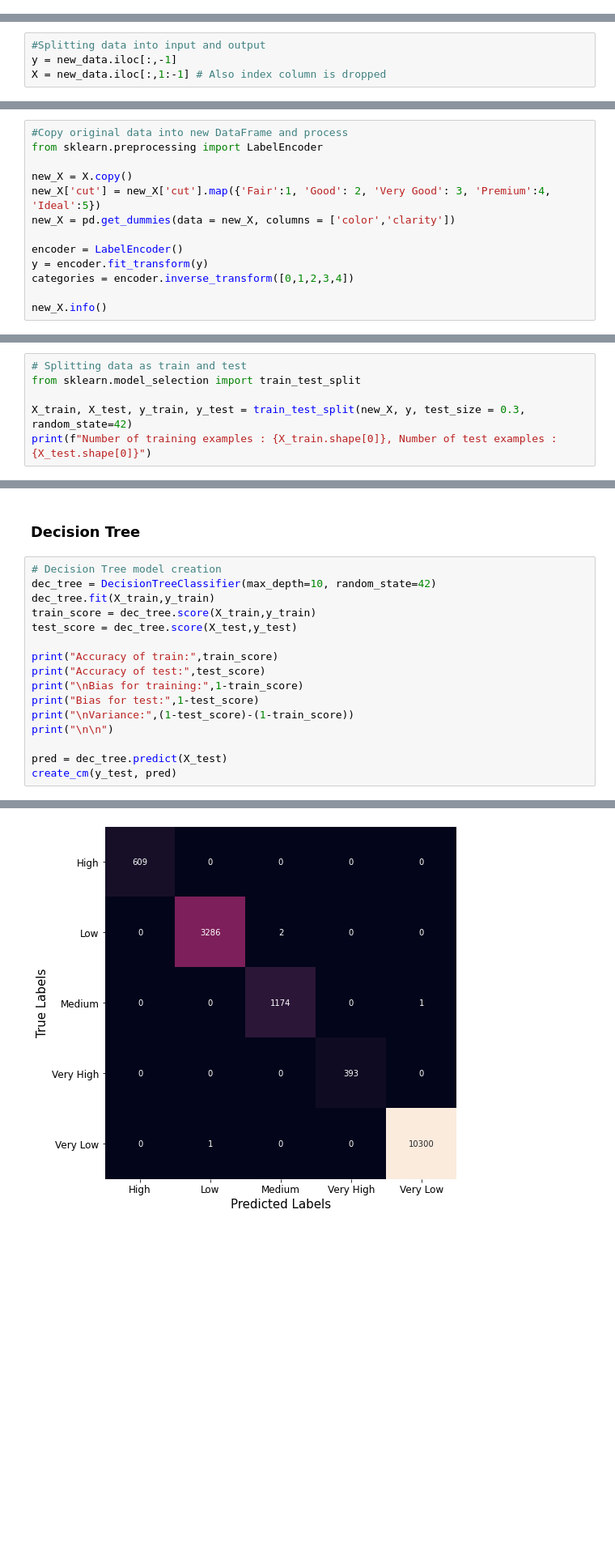
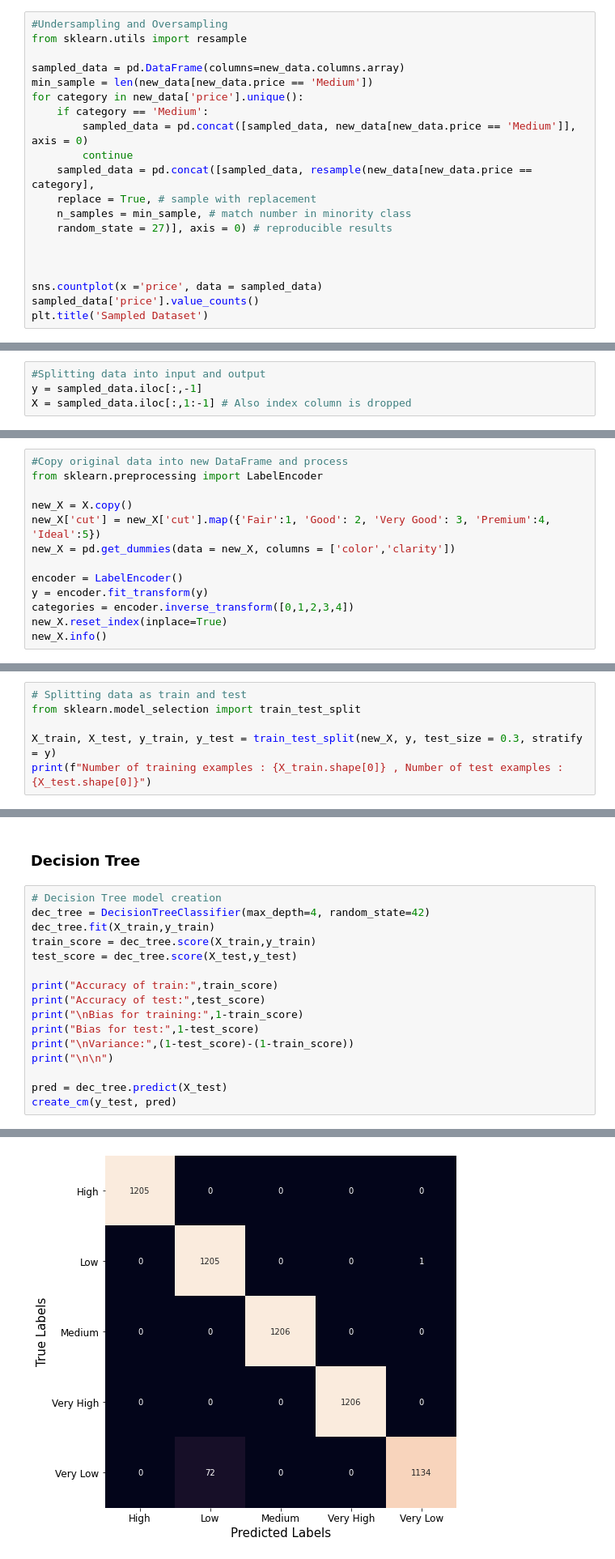
Before and after one commit to ResulKayim/GlobalAIHubMachineLearningCourse, a Jupyter notebook: Final Project/Final Project.ipynb, the cells around one changed output, grey strips where cells are left out. Shown: that part at 81% size. Saved outputs shown, nothing was run; the diff lists cells and outputs as text; blank space fills up the shorter version.

```diff
--- a/Final Project/Final Project.ipynb
+++ b/Final Project/Final Project.ipynb
@@ -238,0 +242,20 @@ display(new_data)
+# %%
+#Undersampling and Oversampling
+from sklearn.utils import resample
+
+sampled_data = pd.DataFrame(columns=new_data.columns.array)
+min_sample = len(new_data[new_data.price == 'Medium'])
+for category in new_data['price'].unique():
+    if category == 'Medium':
+        sampled_data = pd.concat([sampled_data, new_data[new_data.price == 'Medium']], axis = 0)
+        continue
+    sampled_data = pd.concat([sampled_data, resample(new_data[new_data.price == category],
+    replace = True, # sample with replacement
+    n_samples = min_sample, # match number in minority class
+    random_state = 27)], axis = 0) # reproducible results
+
+
+
+sns.countplot(x ='price', data = sampled_data)
+sampled_data['price'].value_counts()
+plt.title('Sampled Dataset')
@@ -240,8 +269,8 @@ display(new_data)
 Now we have some categorical values we have to convert them. Cut is ordinal so i labelled values only, but for color and clarity which are nominal values i use get_dummies(like one-hot-encoding). And also output column that is price will be labelled.
 # %%
 #Splitting data into input and output
-y = new_data.iloc[:,-1]
-X = new_data.iloc[:,1:-1] # Also index column is dropped
+y = sampled_data.iloc[:,-1]
+X = sampled_data.iloc[:,1:-1] # Also index column is dropped
 # %%
 y.unique() # it is ordinal
 # %% [output]
@@ -257,7 +286,7 @@ new_X = pd.get_dummies(data = new_X, columns = ['color','clarity'])
 encoder = LabelEncoder()
 y = encoder.fit_transform(y)
 categories = encoder.inverse_transform([0,1,2,3,4])
-
+new_X.reset_index(inplace=True)
 new_X.info()
 # %% [output]
 <class 'pandas.core.frame.DataFrame'>
@@ -284,6 +313,6 @@ memory usage: 4.0 MB
 # Splitting data as train and test
 from sklearn.model_selection import train_test_split
 
-X_train, X_test, y_train, y_test = train_test_split(new_X, y, test_size = 0.3, random_state=42)
-print(f"Number of training examples : {X_train.shape[0]}, Number of test examples : {X_test.shape[0]}")
+X_train, X_test, y_train, y_test = train_test_split(new_X, y, test_size = 0.3, stratify = y)
+print(f"Number of training examples : {X_train.shape[0]} , Number of test examples : {X_test.shape[0]}")
 # %% [output]
@@ -324,7 +365,7 @@ def create_cm(y_test, pred):
 ### Decision Tree
 # %%
 # Decision Tree model creation
-dec_tree = DecisionTreeClassifier(max_depth=10, random_state=42)
+dec_tree = DecisionTreeClassifier(max_depth=4, random_state=42)
 dec_tree.fit(X_train,y_train)
 train_score = dec_tree.score(X_train,y_train)
 test_score = dec_tree.score(X_test,y_test)
@@ -349,4 +390,4 @@ Variance: 0.0002537105163008535
-[figure, old version]
+[figure, new version]
 # %%
 print(classification_report(y_test,pred))
 print("Precision = {}".format(precision_score(y_test, pred, average='macro')))
```
Also changed, not shown: parts of 28 cells of this notebook.
